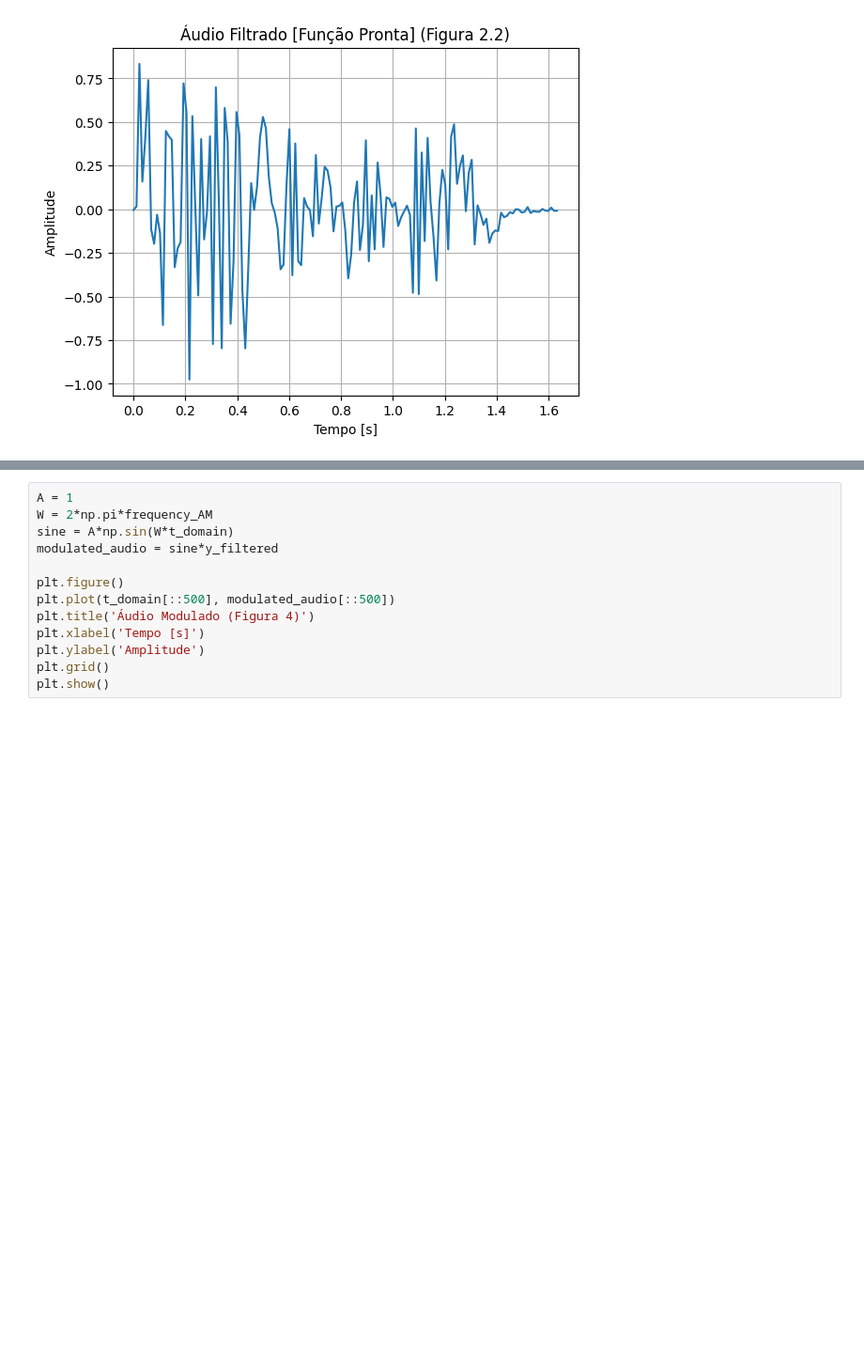
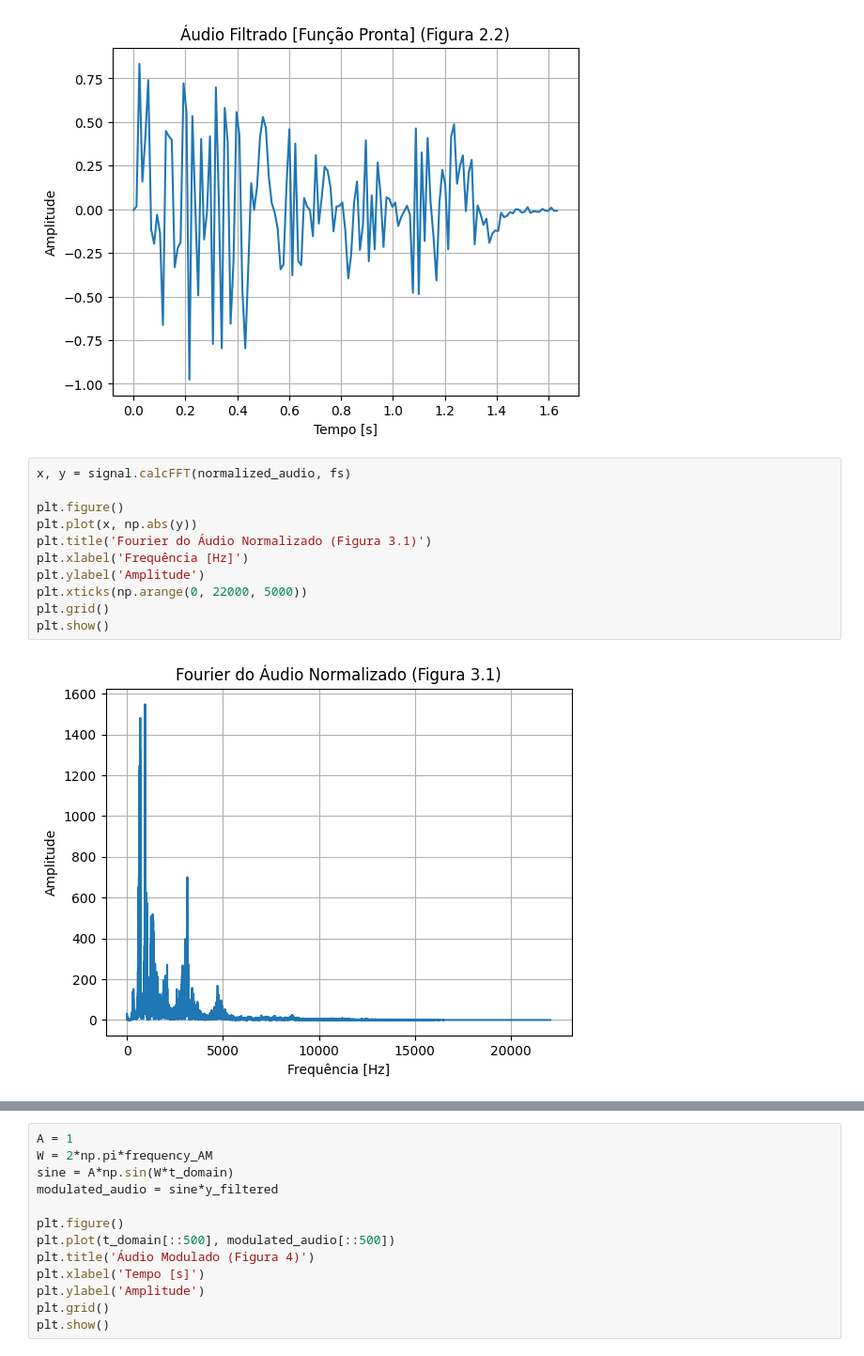
Before and after one commit to DeLucca990/CamadasFis, a Jupyter notebook: Projeto8/encoder.ipynb, the cells around one changed output, grey strips where cells are left out. Shown at 94% size. Drawn from its saved outputs; the diff is of its cells as text; blank space fills up the shorter version.

```diff
--- a/Projeto8/encoder.ipynb
+++ b/Projeto8/encoder.ipynb
@@ -72,6 +72,19 @@ plt.grid()
 plt.show()
 # %% [output]
 [figure]
+# %%
+x, y = signal.calcFFT(normalized_audio, fs)
+
+plt.figure()
+plt.plot(x, np.abs(y))
+plt.title('Fourier do Áudio Normalizado (Figura 3.1)')
+plt.xlabel('Frequência [Hz]')
+plt.ylabel('Amplitude')
+plt.xticks(np.arange(0, 22000, 5000))
+plt.grid()
+plt.show()
+# %% [output]
+[figure, added]
 # %%
 x, y = signal.calcFFT(filtered_audio_hand, fs)
 
```
Also changed, not shown: parts of 2 cells of this notebook, 1 other file.
